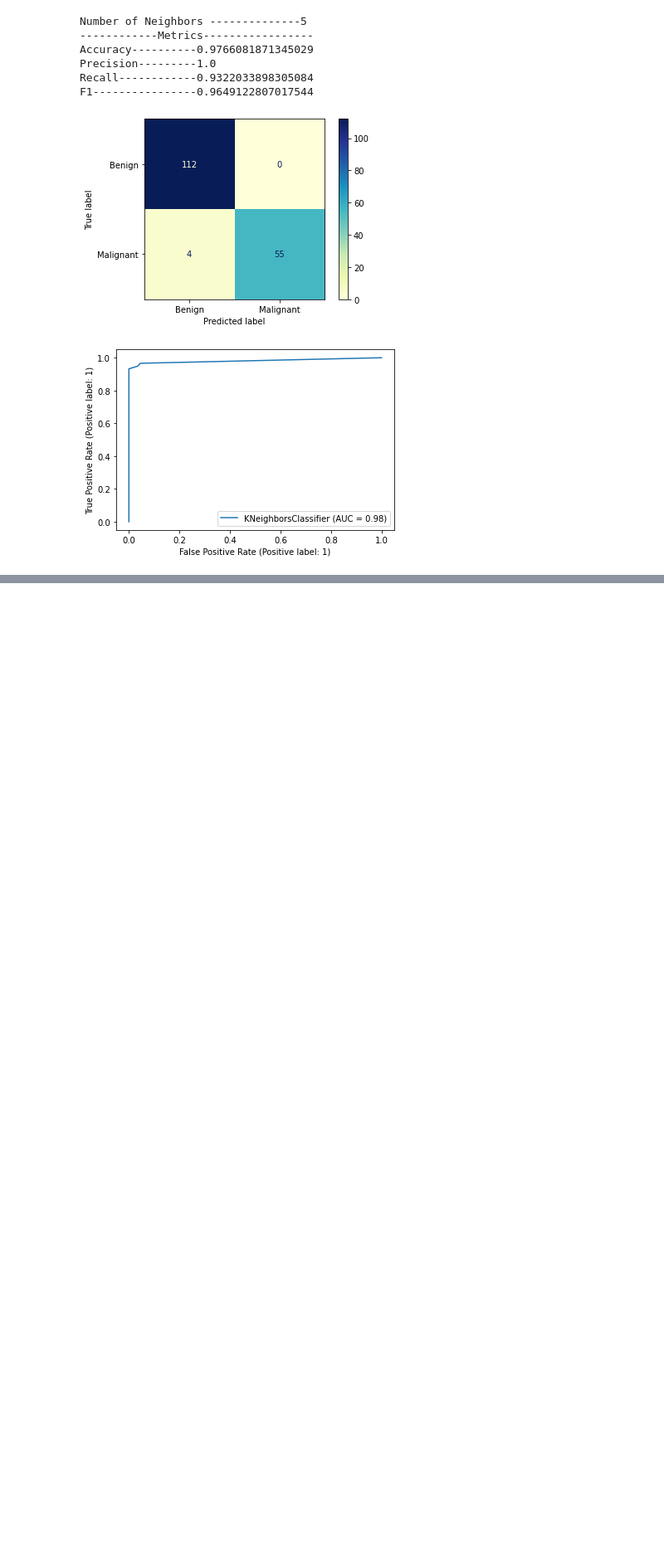
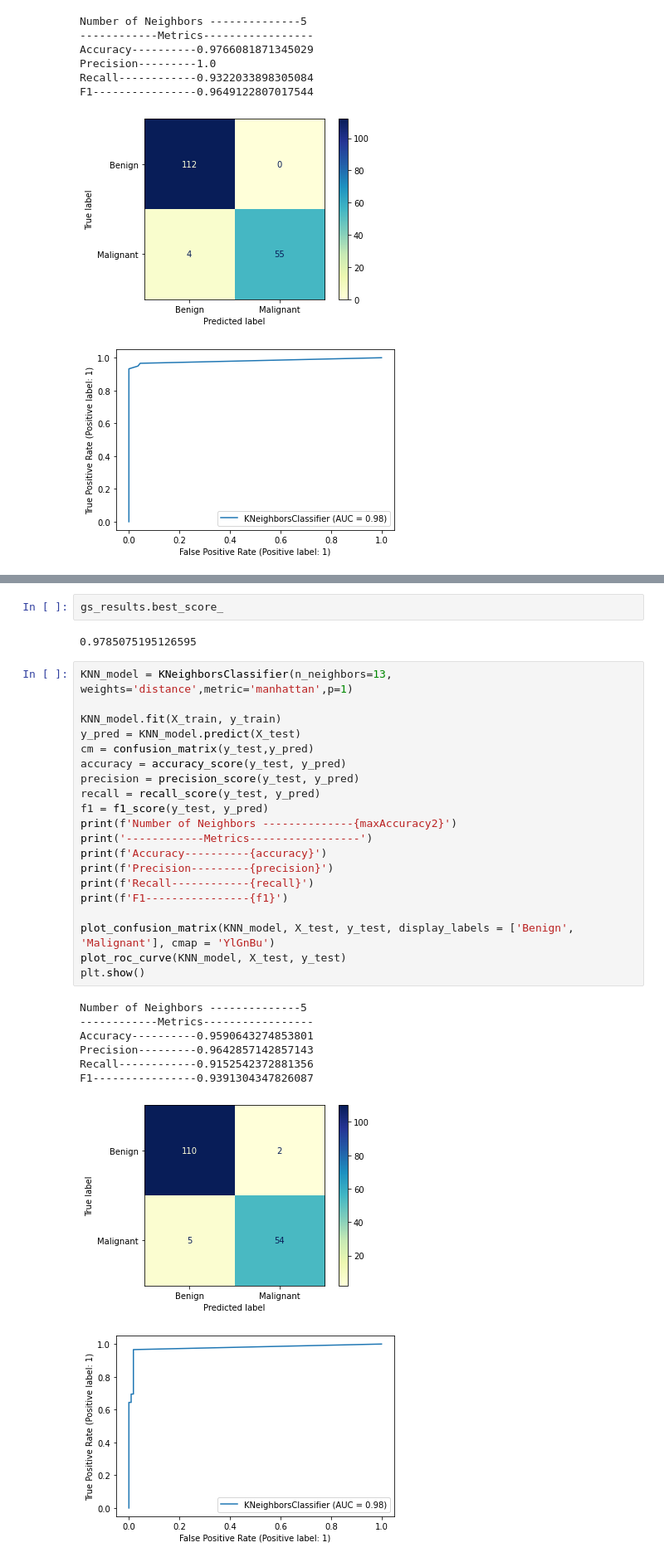
Before and after one commit to akshajt/KNN---Breast-Cancer-Wisconsin-Data-Set, a Jupyter notebook: breast cancer wisconsin.ipynb, the cells around one changed output, grey strips where cells are left out. Shown at 83% size. Saved outputs shown, nothing was run; the diff lists cells and outputs as text; blank space fills up the shorter version.

```diff
--- a/breast cancer wisconsin.ipynb
+++ b/breast cancer wisconsin.ipynb
@@ -327,0 +346,33 @@ F1----------------0.9649122807017544
+# %%
+gs_results.best_score_
+# %% [output]
+0.9785075195126595
+# %%
+KNN_model = KNeighborsClassifier(n_neighbors=13, weights='distance',metric='manhattan',p=1)
+
+KNN_model.fit(X_train, y_train)
+y_pred = KNN_model.predict(X_test)
+cm = confusion_matrix(y_test,y_pred)
+accuracy = accuracy_score(y_test, y_pred)
+precision = precision_score(y_test, y_pred)
+recall = recall_score(y_test, y_pred)
+f1 = f1_score(y_test, y_pred)
+print(f'Number of Neighbors --------------{maxAccuracy2}')
+print('------------Metrics-----------------')
+print(f'Accuracy----------{accuracy}')
+print(f'Precision---------{precision}')
+print(f'Recall------------{recall}')
+print(f'F1----------------{f1}')
+
+plot_confusion_matrix(KNN_model, X_test, y_test, display_labels = ['Benign', 'Malignant'], cmap = 'YlGnBu')
+plot_roc_curve(KNN_model, X_test, y_test)
+plt.show()
+# %% [output]
+Number of Neighbors --------------5
+------------Metrics-----------------
+Accuracy----------0.9590643274853801
+Precision---------0.9642857142857143
+Recall------------0.9152542372881356
+F1----------------0.9391304347826087
+[figure, added]
+[figure, added]
```
Also changed, not shown: parts of 4 cells of this notebook.
